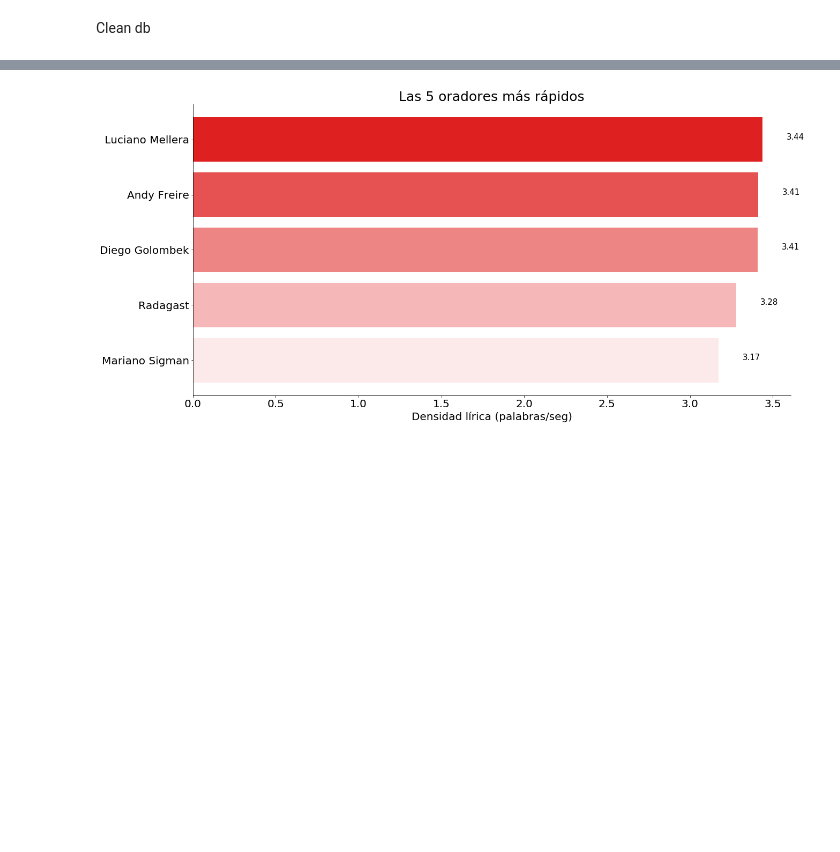
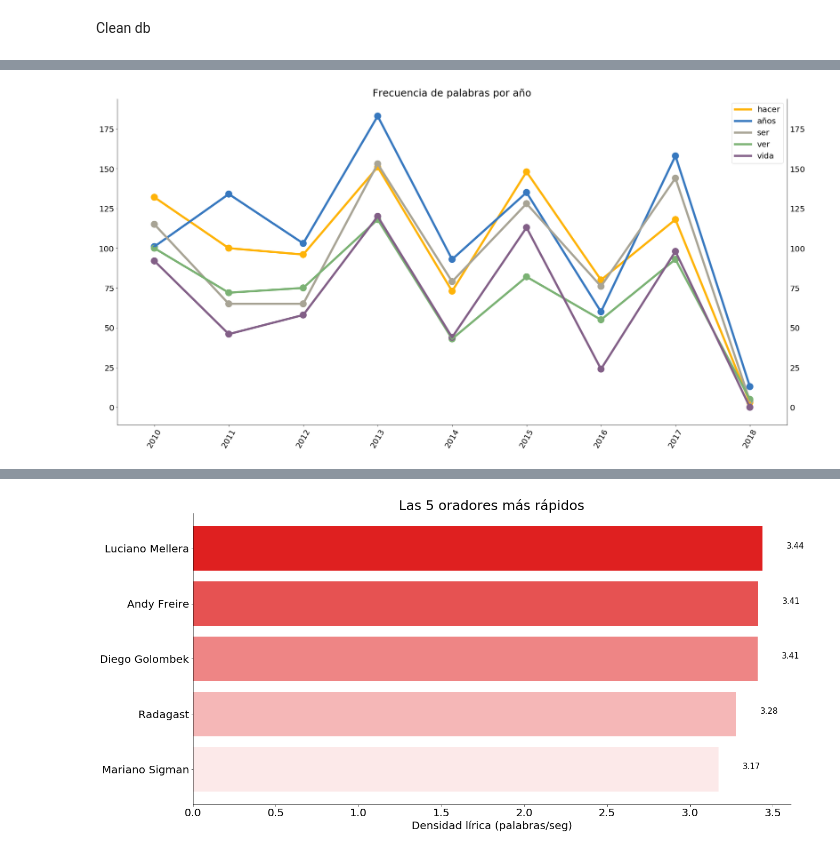
Before and after one commit to alexing/tedx, a Jupyter notebook: tedx_exploration.ipynb, the cells around one changed output, grey strips where cells are left out. Saved outputs shown, nothing was run; the diff lists cells and outputs as text; code cells hidden in the pictures; blank space fills up the shorter version.

```diff
--- a/tedx_exploration.ipynb
+++ b/tedx_exploration.ipynb
@@ -204,0 +261,2 @@ plot_wordcloud_from_list(to_plot, "wordcloud")
+# %%
+words_by_year = pd.DataFrame(words_by_year).transpose()
@@ -204,0 +268,22 @@ plot_wordcloud_from_list(to_plot, "wordcloud")
+# %%
+colormap = {'hacer': "xkcd:windows blue", 'años': "xkcd:amber", 'ser': "xkcd:greyish", 'ver': "xkcd:faded green", 'vida':"xkcd:dusty purple"}
+
+fig, ax = plt.subplots(figsize=(30,15))
+for top_word in list(words_by_year.columns):
+    sns.pointplot(x=words_by_year.index, y=words_by_year[top_word], color=colormap[top_word], scale=2,)
+ax.spines["top"].set_visible(False)
+plt.tick_params(axis='both', labelright=True, labelsize=20)
+ax.set_title("Frecuencia de palabras por año", fontdict={'fontsize': 25})
+plt.ylabel("")
+plt.xlabel('')
+for tick in ax.xaxis.get_major_ticks():
+    tick.label.set_fontsize(20)
+    tick.label.set_rotation(60)
+for tick in ax.yaxis.get_major_ticks():
+    tick.label.set_fontsize(20)
+
+ax.legend(handles=ax.lines[::len(words_by_year)+1], labels=list(top_five_words), prop={'size': 20})
+#plt.savefig('img/terms_by_year.jpg')
+plt.show();
+# %% [output]
+[figure, added]
```
Also changed, not shown: parts of 22 cells of this notebook, 1 other file.
